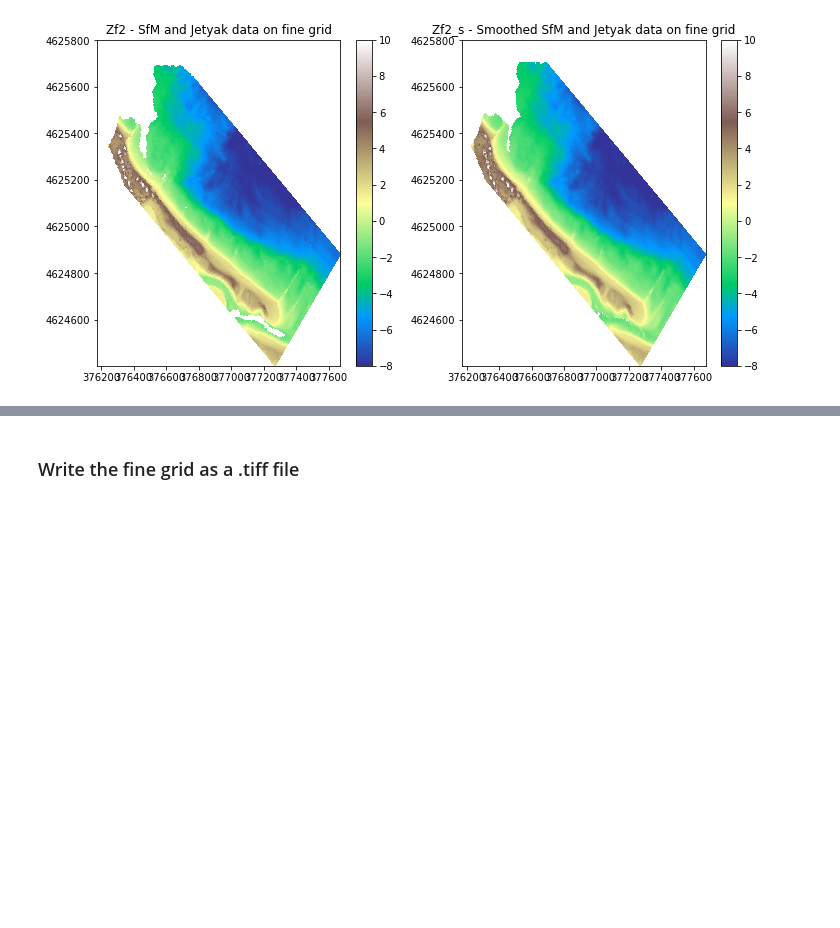
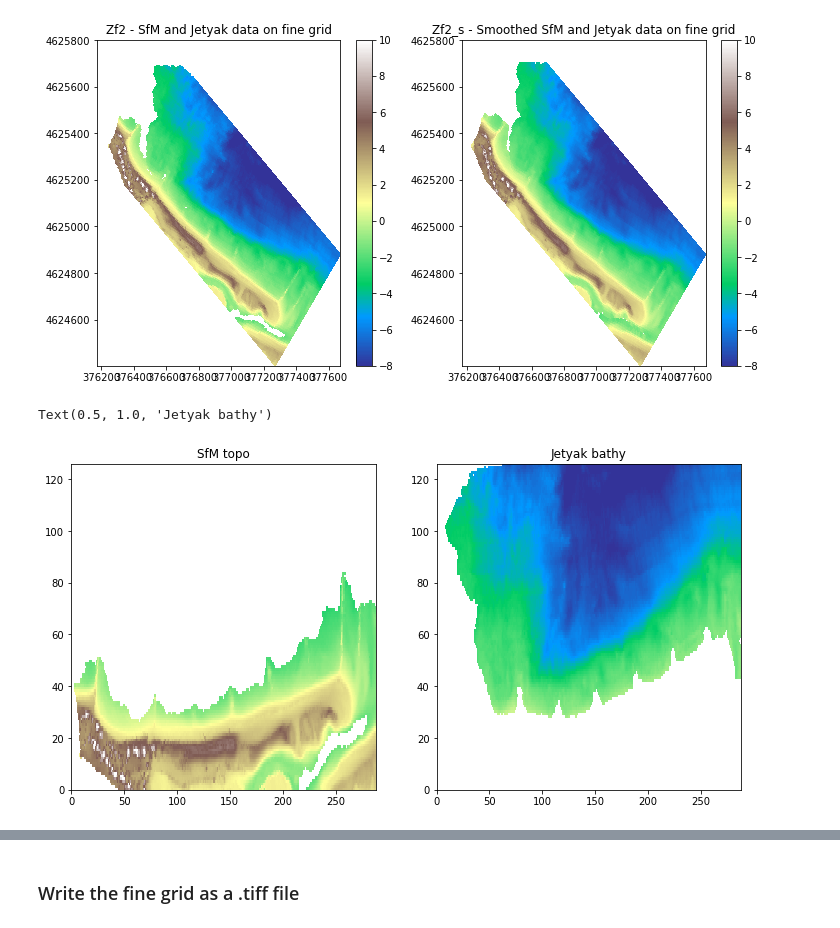
Before and after one commit to csherwood-usgs/CCBay, a Jupyter notebook: CCBay_grid_v4.ipynb, the cells around one changed output, grey strips where cells are left out. Cells and saved outputs as stored; diff of their text form; code cells hidden in the pictures; blank space fills up the shorter version.

```diff
--- a/CCBay_grid_v4.ipynb
+++ b/CCBay_grid_v4.ipynb
@@ -669,3 +669,14 @@ plt.colorbar();
 # %% [output]
 Smoothing with kernel size (5, 5)
 [figure]
+# %%
+fig = plt.figure(figsize=(12,6))
+plt.subplot(1,2,1)
+plt.pcolormesh(Zf1,vmin=-8,vmax=10,cmap=plt.cm.terrain)
+plt.title('SfM topo')
+plt.subplot(1,2,2)
+plt.pcolormesh(Zf2j,vmin=-8,vmax=10,cmap=plt.cm.terrain)
+plt.title('Jetyak bathy')
+# %% [output]
+Text(0.5, 1.0, 'Jetyak bathy')
+[figure, added]
```
Also changed, not shown: parts of 14 cells of this notebook, 1 other file.
